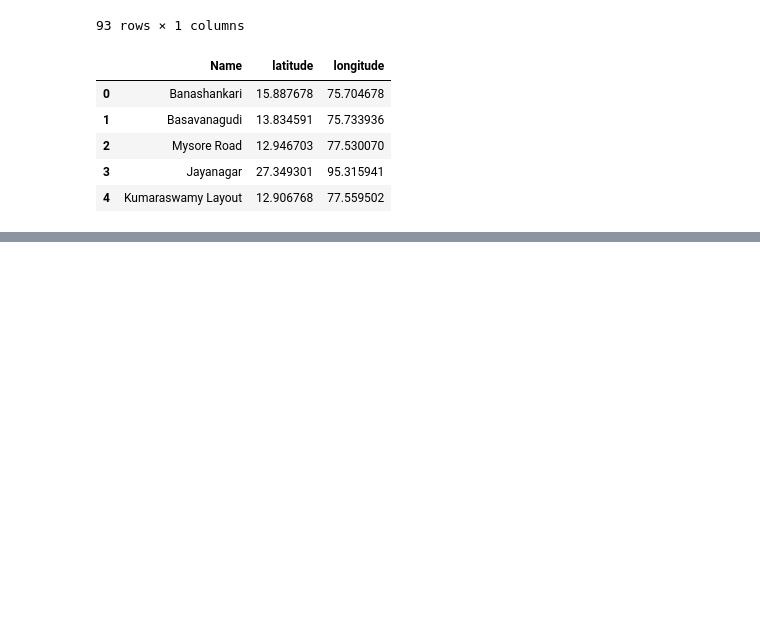
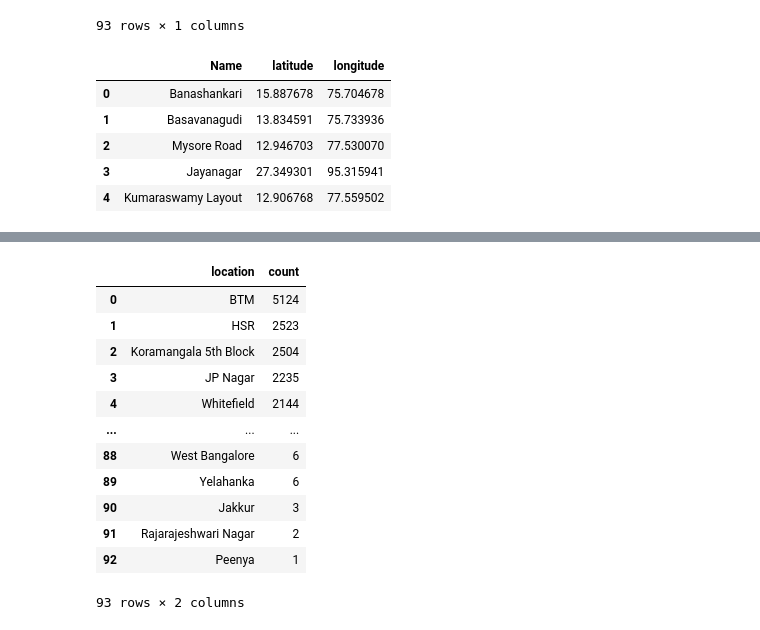
Before and after one commit to mrahmadi64/Pandas_Learning, a Jupyter notebook: PanadsLearning.ipynb, the cells around one changed output, grey strips where cells are left out. Cells and saved outputs as stored; diff of their text form; code cells hidden in the pictures; blank space fills up the shorter version.

```diff
--- a/PanadsLearning.ipynb
+++ b/PanadsLearning.ipynb
@@ -1059,0 +1085,16 @@ locations.head()     #طول و عرض جغرافیایی برای هر شهر
+# %%
+rest_locs
+# %% [output]
+|  | location | count |
+| 0 | BTM | 5124 |
+| 1 | HSR | 2523 |
+| 2 | Koramangala 5th Block | 2504 |
+| 3 | JP Nagar | 2235 |
+| 4 | Whitefield | 2144 |
+| ... | ... | ... |
+| 88 | West Bangalore | 6 |
+| 89 | Yelahanka | 6 |
+| 90 | Jakkur | 3 |
+| 91 | Rajarajeshwari Nagar | 2 |
+| 92 | Peenya | 1 |
+93 rows × 2 columns
```
Also changed, not shown: parts of 23 cells of this notebook.
